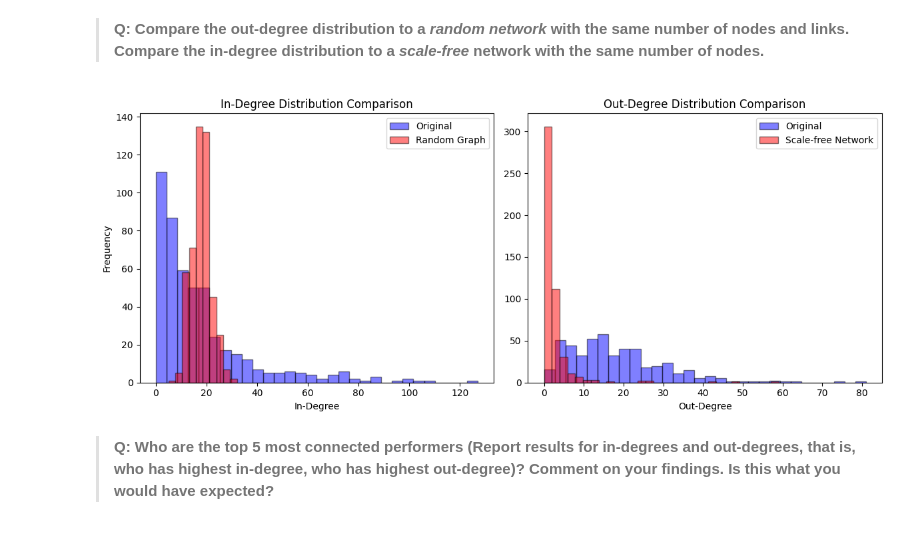
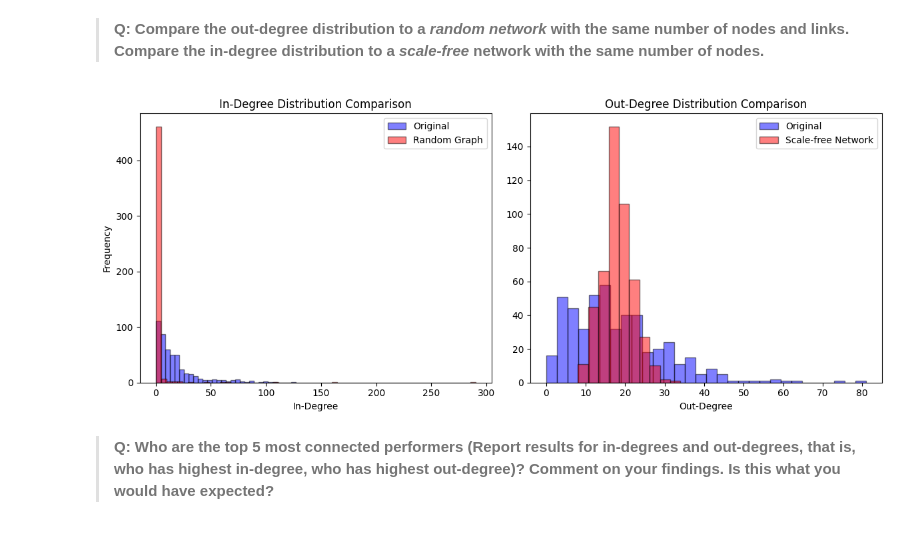
Before and after one commit to GermanButtiero/social_graph_assignment1, a Jupyter notebook: assignment.ipynb, the cells around one changed output. Cells and saved outputs as stored; diff of their text form; code cells hidden in the pictures.

Commit message:
network analysis fix

```diff
--- a/assignment.ipynb
+++ b/assignment.ipynb
@@ -336,34 +336,34 @@ plt.show()
 # %% [markdown]
 > **Q: Compare the out-degree distribution to a *random network* with the same number of nodes and links. Compare the in-degree distribution to a *scale-free* network with the same number of nodes.**
 # %%
-# Compare in-degree distribution to that from a random graph
+# Compare in-degree distrbution to that from a scale-free network
+scale_free_network = nx.scale_free_graph(G.number_of_nodes())
+scale_free_in_degree = dict(scale_free_network.in_degree())
+
+# Compare out-degree distribution to that from a random graph
 random_network = nx.gnm_random_graph(G.number_of_nodes(), G.number_of_edges(), directed=True)
-random_in_degree = dict(random_network.in_degree())
-
-# Compare out-degree distrbution to that from a scale-free network
-scale_free_network = nx.scale_free_graph(G.number_of_nodes())
-scale_free_out_degree = dict(scale_free_network.out_degree())
+random_out_degree = dict(random_network.out_degree())
 
 # Plot comparisons
 fig, ax = plt.subplots(1, 2, figsize=(12, 5))
 
 ax[0].hist(in_degree.values(), bins=30, color='blue', alpha=0.5, edgecolor='black', label='Original')
-ax[0].hist(random_in_degree.values(), bins=10, color='red', alpha=0.5, edgecolor='black', label='Random Graph')
+ax[0].hist(scale_free_in_degree.values(), bins=60, color='red', alpha=0.5, edgecolor='black', label='Random Graph')
 ax[0].set_title('In-Degree Distribution Comparison')
 ax[0].set_xlabel('In-Degree')
 ax[0].set_ylabel('Frequency')
 ax[0].legend()
 
 ax[1].hist(out_degree.values(), bins=30, color='blue', alpha=0.5, edgecolor='black', label='Original')
-ax[1].hist(scale_free_out_degree.values(), bins=30, color='red', alpha=0.5, edgecolor='black', label='Scale-free Network')
+ax[1].hist(random_out_degree.values(), bins=10, color='red', alpha=0.5, edgecolor='black', label='Scale-free Network')
 ax[1].set_title('Out-Degree Distribution Comparison')
 ax[1].set_xlabel('Out-Degree')
 ax[1].legend()
 
 plt.tight_layout()
 plt.show()
 # %% [output]
-[figure, old version]
+[figure, new version]
 # %% [markdown]
 > **Q: Who are the top 5 most connected performers (Report results for in-degrees and out-degrees, that is, who has highest in-degree, who has highest out-degree)? Comment on your findings. Is this what you would have expected?**
 # %%
```
